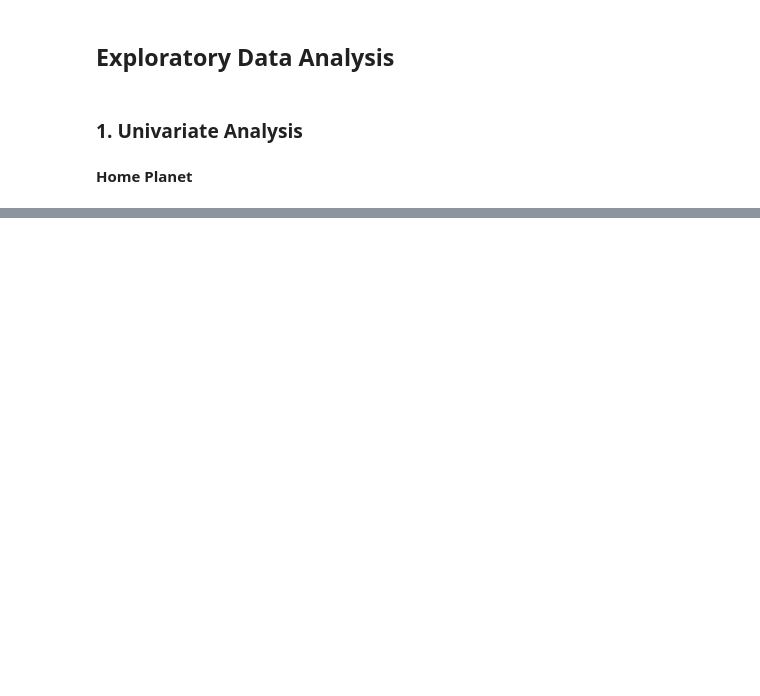
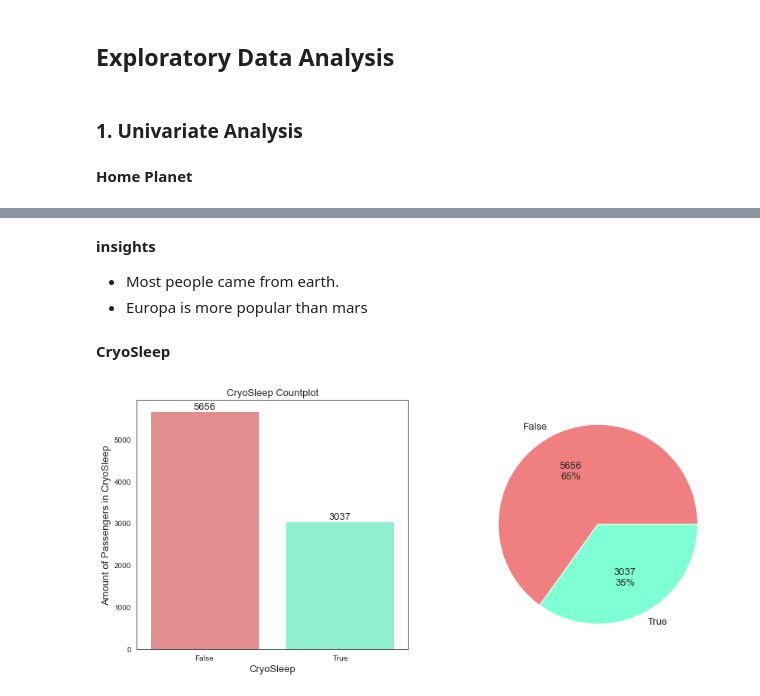
Before and after one commit to macedoti13/Spaceship-Titanic, a Jupyter notebook: TeleportedClassification.ipynb, the cells around one changed output, grey strips where cells are left out. Drawn from its saved outputs; the diff is of its cells as text; code cells hidden in the pictures; blank space fills up the shorter version.

```diff
--- a/TeleportedClassification.ipynb
+++ b/TeleportedClassification.ipynb
@@ -316,0 +317,26 @@ plt.show()
+# %% [markdown]
+**insights**
+- Most people came from earth.
+- Europa is more popular than mars
+# %% [markdown]
+**CryoSleep**
+# %%
+fig, (ax1, ax2) = plt.subplots(1, 2, figsize=(14, 6))
+
+# bar plot
+sns.countplot(x='CryoSleep', data=df_train, ax=ax1, palette=['lightcoral', 'aquamarine'])
+ax1.set_ylabel('Amount of Passengers in CryoSleep', size=13)
+ax1.set_xlabel('CryoSleep', size=13)
+ax1.set_title('CryoSleep Countplot', size=13)
+for x in ax1.containers:
+    ax1.bar_label(x, size=13)
+
+# pie plot
+df_train.groupby('CryoSleep').size().plot(kind='pie', ax=ax2, autopct=label_function,
+                                          labels=df_train.CryoSleep.value_counts().index,
+                                          textprops={'fontsize':13}, colors=['lightcoral', 'aquamarine'])
+ax2.set_ylabel('')
+
+plt.show()
+# %% [output]
+[figure, added]
```
Also changed, not shown: parts of 4 cells of this notebook.
